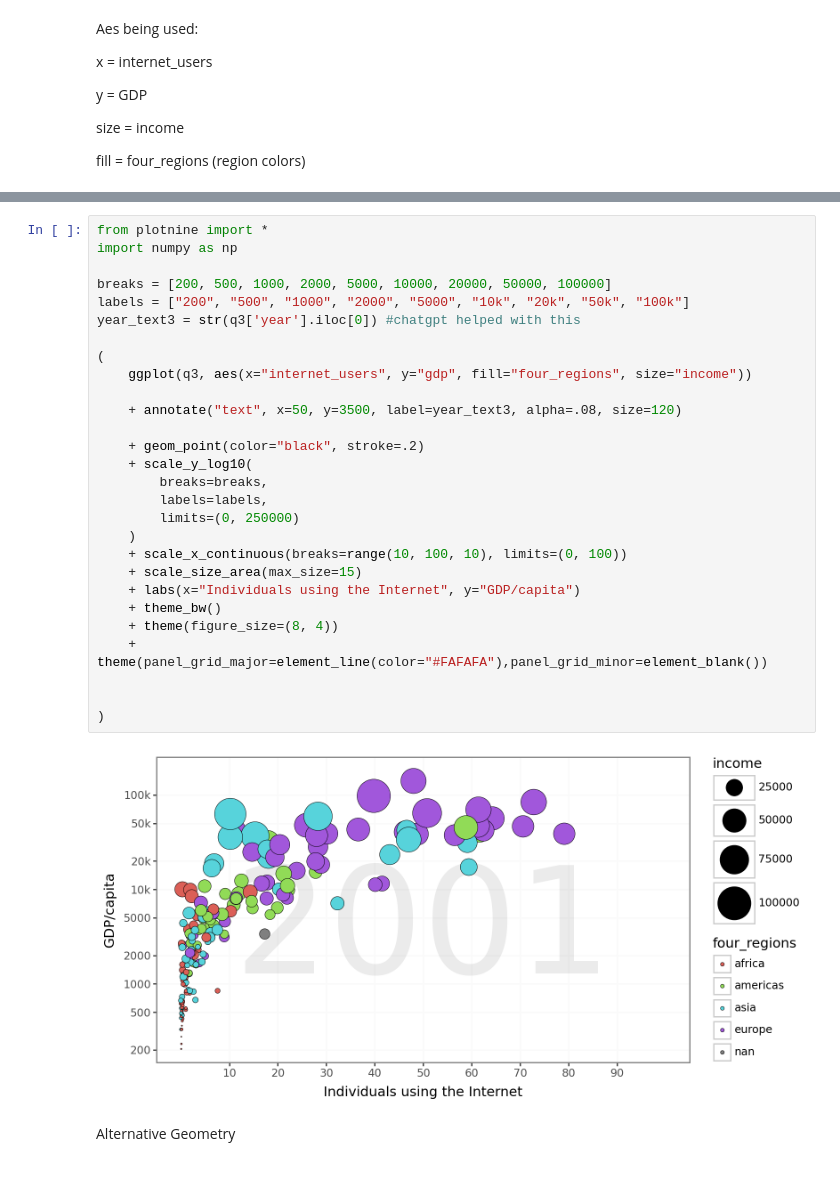
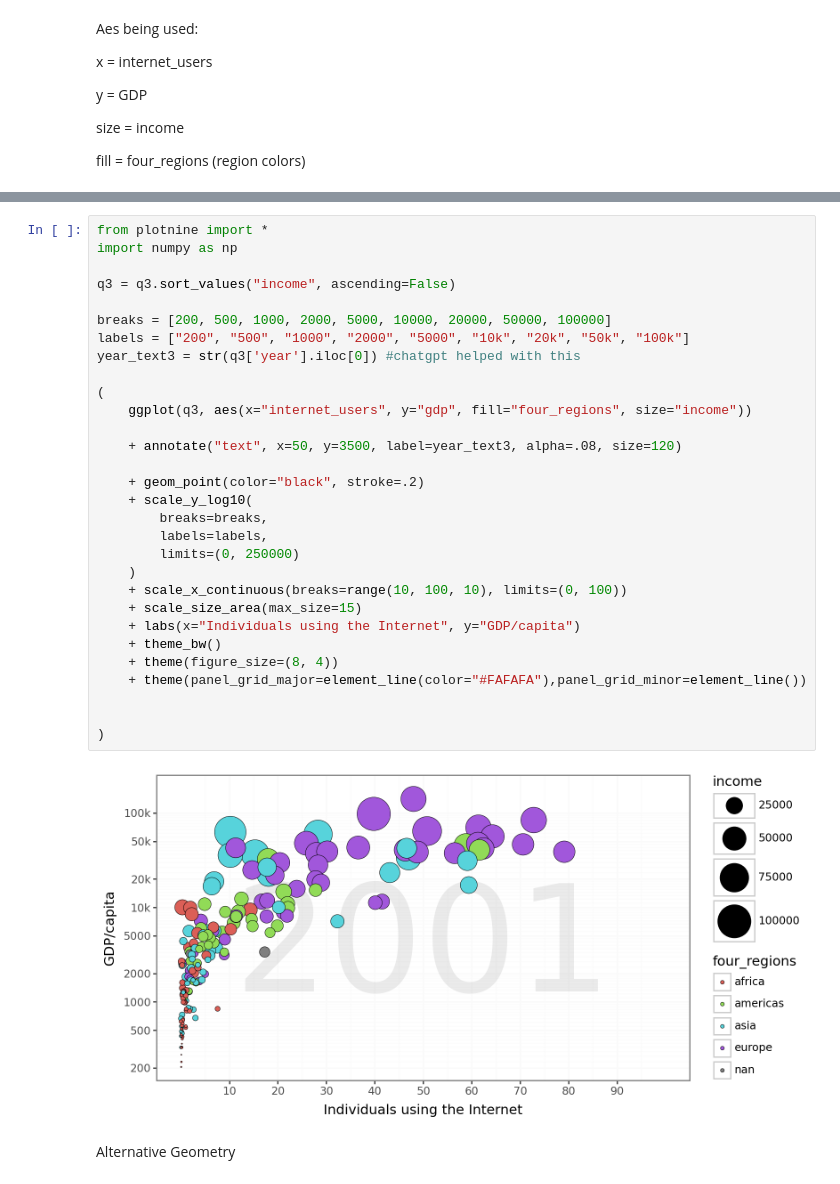
Before and after one commit to matthewkennedy22-collab/Week1, a Jupyter notebook: Lab/Lab_1_Gapminder (1).ipynb, the cells around one changed output, grey strips where cells are left out. Cells and saved outputs as stored; diff of their text form.

```diff
--- a/Lab/Lab_1_Gapminder.ipynb
+++ b/Lab/Lab_1_Gapminder (1).ipynb
@@ -213,33 +214,35 @@ q3.head()
 # %%
 from plotnine import *
 import numpy as np
+
+q3 = q3.sort_values("income", ascending=False)
 
 breaks = [200, 500, 1000, 2000, 5000, 10000, 20000, 50000, 100000]
 labels = ["200", "500", "1000", "2000", "5000", "10k", "20k", "50k", "100k"]
 year_text3 = str(q3['year'].iloc[0]) #chatgpt helped with this
 
 (
     ggplot(q3, aes(x="internet_users", y="gdp", fill="four_regions", size="income"))
 
     + annotate("text", x=50, y=3500, label=year_text3, alpha=.08, size=120)
 
     + geom_point(color="black", stroke=.2)
     + scale_y_log10(
         breaks=breaks,
         labels=labels,
         limits=(0, 250000)
     )
     + scale_x_continuous(breaks=range(10, 100, 10), limits=(0, 100))
     + scale_size_area(max_size=15)
     + labs(x="Individuals using the Internet", y="GDP/capita")
     + theme_bw()
     + theme(figure_size=(8, 4))
-    + theme(panel_grid_major=element_line(color="#FAFAFA"),panel_grid_minor=element_blank())
+    + theme(panel_grid_major=element_line(color="#FAFAFA"),panel_grid_minor=element_line())
 
 
 )
 # %% [output]
-[figure, old version]
+[figure, new version]
 # %% [markdown]
 Alternative Geometry
 # %% [markdown]
```
Also changed, not shown: parts of 1 cell of this notebook, 24 other files.
